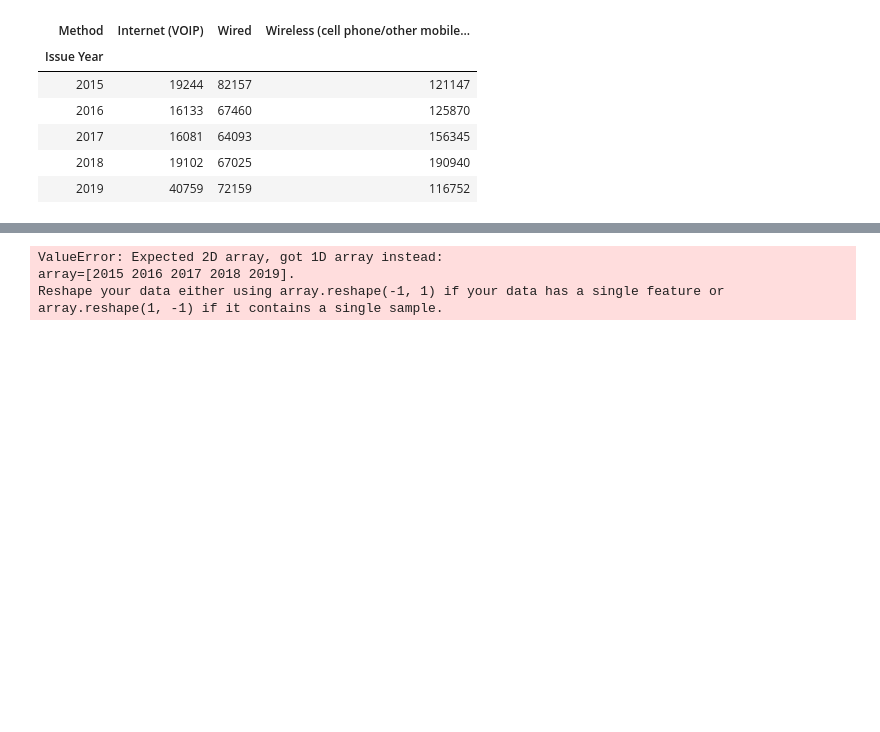
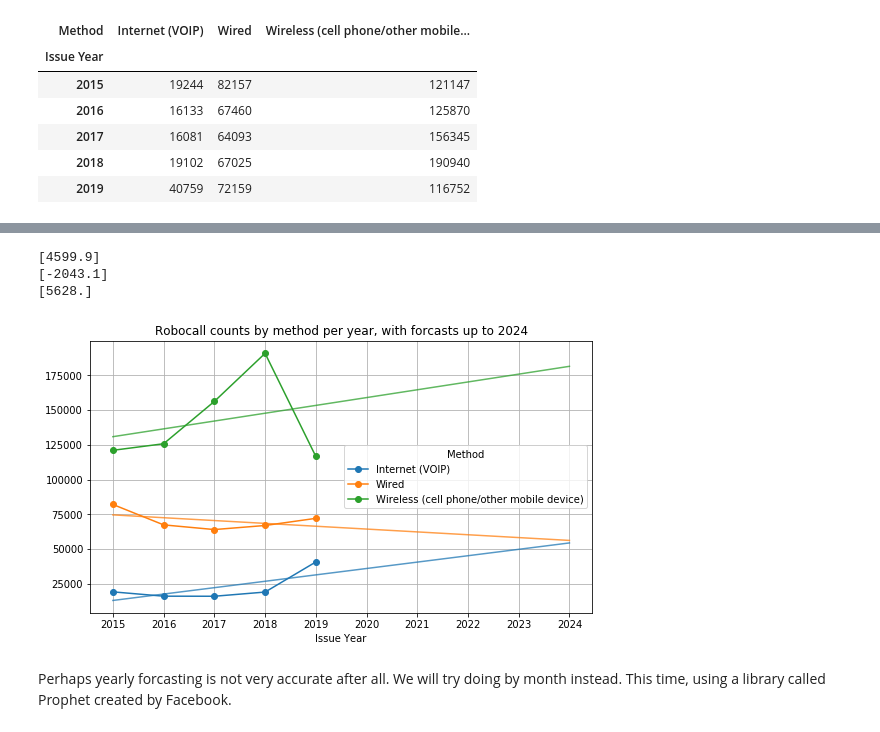
Before and after one commit to sangyeolbaek/SB, a Jupyter notebook: Capstone Project 1/machine_learning_capstone_1.ipynb, the cells around one changed output, grey strips where cells are left out. Drawn from its saved outputs; the diff is of its cells as text; code cells hidden in the pictures; blank space fills up the shorter version.

```diff
--- a/Capstone Project 1/machine_learning_capstone_1.ipynb
+++ b/Capstone Project 1/machine_learning_capstone_1.ipynb
@@ -69,10 +71,40 @@ Text(0.5, 1.0, 'Method count per year from 2015 to 2019')
-# %%
-x = method_df_new.index
-Y = method_df_new.values.T
-
-lin_model = LinearRegression()
-lin_model.fit(x, Y)
-# %% [output]
-ValueError: Expected 2D array, got 1D array instead:
-array=[2015 2016 2017 2018 2019].
-Reshape your data either using array.reshape(-1, 1) if your data has a single feature or array.reshape(1, -1) if it contains a single sample.
+# %%
+# make linear fit for each method
+lin_models = {}
+x = np.array(method_df_new.index).reshape(-1,1)
+
+for col in method_df_new.columns:
+    y = method_df_new[col]
+    lin_model = LinearRegression()
+    lin_model.fit(x,y)
+    lin_models[col] = lin_model
+
+for m in lin_models:
+    print(lin_models[m].coef_)
+# %% [output]
+[4599.9]
+[-2043.1]
+[5628.]
+# %%
+# line plots
+x_ticks = np.arange(2015, 2025)
+
+ys = []
+for m in lin_models:
+    y = lin_models[m].coef_[0] * x_ticks + lin_models[m].intercept_
+    ys.append(y)
+# %%
+method_df_new.plot(y=method_df_new.columns, grid=True, xticks=x_ticks, marker='o', figsize=(9,5))
+
+# reset color cycle
+plt.gca().set_prop_cycle(None)
+
+# plot the regression lines
+for y in ys:
+    plt.plot(x_ticks, y, alpha=0.75)
+plt.title('Robocall counts by method per year, with forcasts up to 2024')
+plt.show()
+# %% [output]
+[figure, added]
+# %% [markdown]
+Perhaps yearly forcasting is not very accurate after all. We will try doing by month instead. This time, using a library called Prophet created by Facebook.
```
Also changed, not shown: parts of 19 cells of this notebook.
